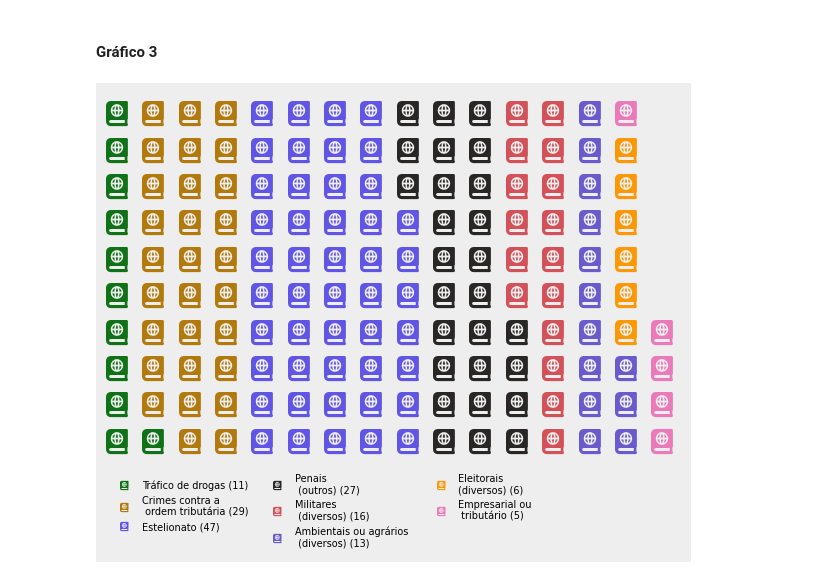
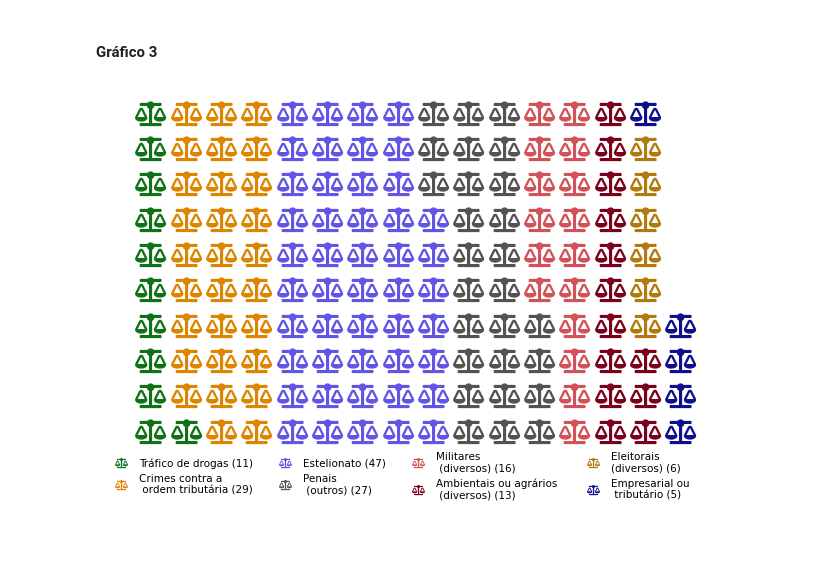
Before and after one commit to fernandovieira1/Conaci, a Jupyter notebook: compilacaoJulgados.ipynb, the cells around one changed output. Saved outputs shown, nothing was run; the diff lists cells and outputs as text; code cells hidden in the pictures; blank space fills up the shorter version.

```diff
--- a/compilacaoJulgados.ipynb
+++ b/compilacaoJulgados.ipynb
@@ -254,17 +258,16 @@ crimes2 = {"Tráfico de drogas": 11, "Crimes contra a \n ordem tributária": 29,
 # %%
 fig = plt.figure(
 	FigureClass = Waffle,
     rows = 10,
     values = crimes2,
-    colors = ("#0f7216", "#b2790c", "#6155e6", "#292626", "#d35158", "#6A5ACD", "#fc9803", "#eb7aba"),
-    #title = {"label": "Crimes", "loc": "left"},
+    colors = ("#0f7216", "#de8500", "#6155e6", "#545252", "#d35158", "#7a001b", "#b2790c", "#0d0f8c"),
     labels = ["{0} ({1})".format(k, v) for k, v in crimes2.items()],
-    legend={"loc": "lower left", "bbox_to_anchor": (0, -0.3), "ncol": 3, "framealpha": 0},
-    icons = "atlas", icon_size = 18,
-    icon_legend = True
+    legend={"loc": "lower left", "bbox_to_anchor": (-0.06, -0.2), "ncol": 4, "framealpha": 0, "fontsize": 7.5},
+    icons = "balance-scale", icon_size = 18,
+    icon_legend = True,
 	)
 fig.gca().set_facecolor("#EEEEEE")
-fig.set_facecolor("#EEEEEE")
+fig.set_facecolor("#ffffff")
 plt.show()
 # %% [output]
-[figure, old version]
+[figure, new version]
```
Also changed, not shown: parts of 3 cells of this notebook.
